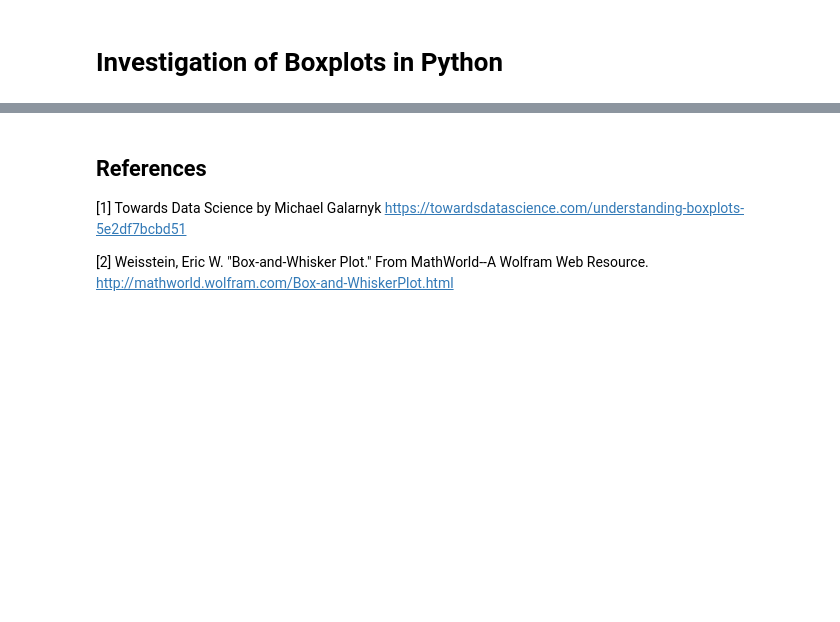
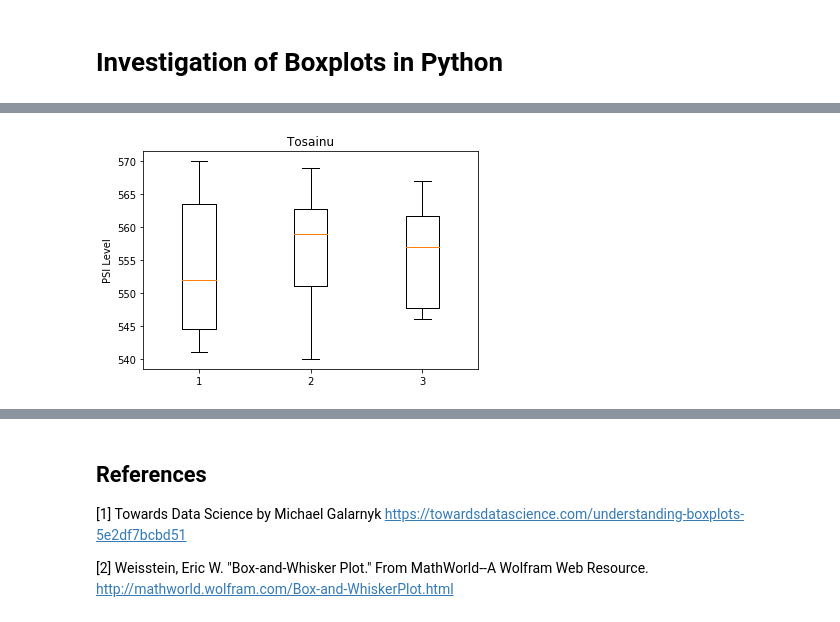
Before and after one commit to GregFee/boxplots, a Jupyter notebook: boxplots.ipynb, the cells around one changed output, grey strips where cells are left out. Saved outputs shown, nothing was run; the diff lists cells and outputs as text; code cells hidden in the pictures; blank space fills up the shorter version.

```diff
--- a/boxplots.ipynb
+++ b/boxplots.ipynb
@@ -49,0 +38,7 @@ plt.show()
+# %%
+plt.boxplot(tosainu)
+plt.title("Tosainu")
+plt.ylabel("PSI Level")
+plt.show()
+# %% [output]
+[figure, added]
```
Also changed, not shown: parts of 6 cells of this notebook.
